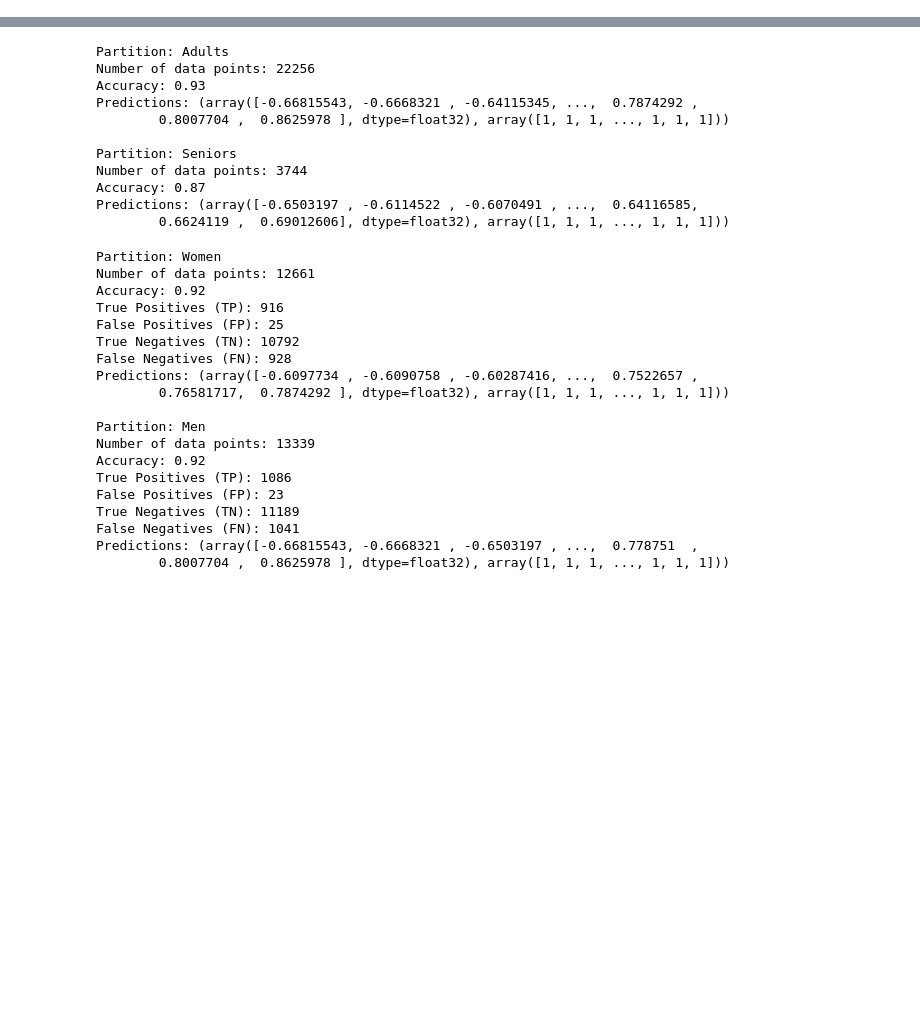
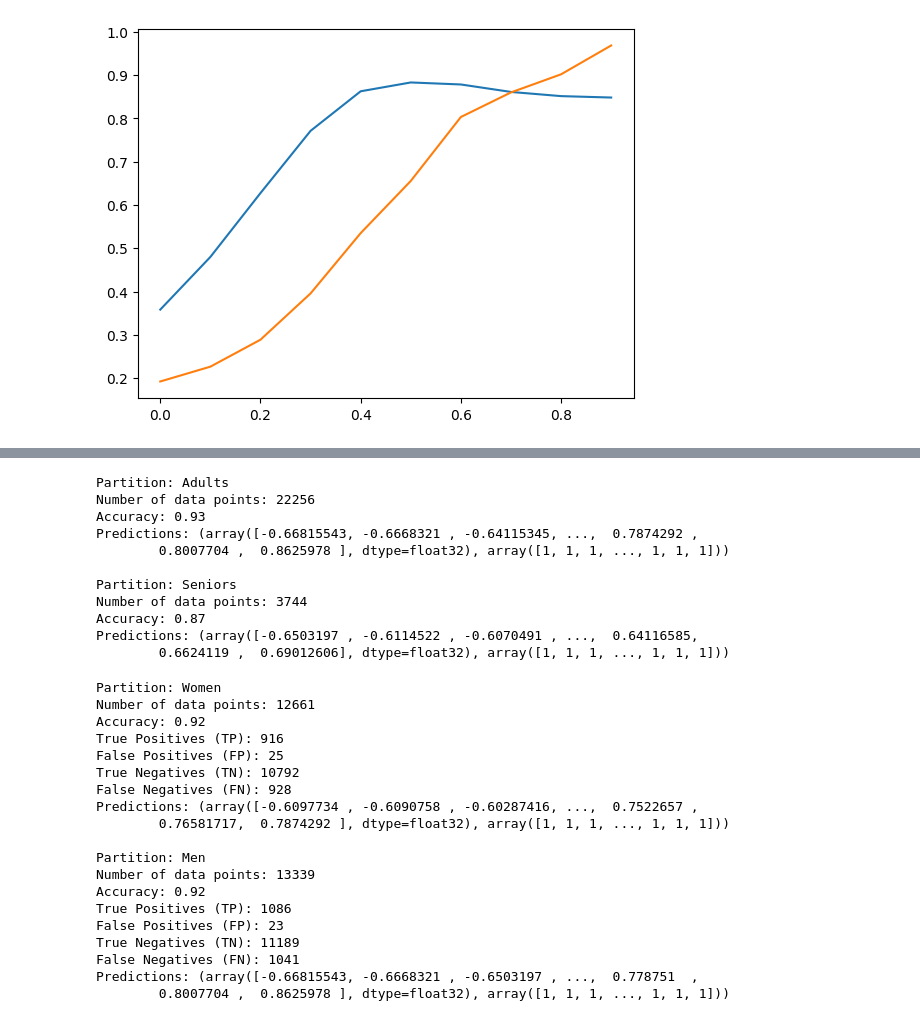
Before and after one commit to imnublet/ai_testing_group_20, a Jupyter notebook: setup.ipynb, the cells around one changed output, grey strips where cells are left out. Drawn from its saved outputs; the diff is of its cells as text; code cells hidden in the pictures; blank space fills up the shorter version.

```diff
--- a/setup.ipynb
+++ b/setup.ipynb
@@ -32,10 +63,10 @@ if good_model:
     X = X.astype(np.float32)
 
     # Let's split the dataset into train and test
-    X_train, X_test, y_train, y_test = train_test_split(X, y, test_size=0.2, random_state=42)
+    #X_train, X_test, y_train, y_test = train_test_split(X, y, test_size=0.2, random_state=42)
 
 if bad_model:
-    data = activate_bad_model(data, 1, 1, 0.05)
+    #data = activate_bad_model(data, 1, 1, 1)
 
     # Let's specify the features and the target
     y = data['checked']
@@ -43,7 +74,7 @@ if bad_model:
     X = X.astype(np.float32)
 
     # Let's split the dataset into train and test
-    X_train, X_test, y_train, y_test = train_test_split(X, y, test_size=0.2, random_state=42)
+    #X_train, X_test, y_train, y_test = train_test_split(X, y, test_size=0.2, random_state=42)
 
 # Let's split the dataset into train and test
 X_train, X_test, y_train, y_test = train_test_split(X, y, test_size=0.2, random_state=42)
@@ -92,0 +82,90 @@ R-squared (R²): 0.33071357305935933
+# %%
+from sklearn.linear_model import LinearRegression
+from sklearn.metrics import precision_score, mean_squared_error, mean_absolute_error, r2_score
+import matplotlib.pyplot as plt
+
+def compute_metrics(y_test, y_pred_binary):
+    # Calculate accuracy
+    accuracy = accuracy_score(y_test, y_pred_binary)
+    precision = precision_score(y_test, y_pred_binary)
+
+    # Print accuracy
+    print(f"Accuracy: {accuracy}")
+    print(f"Precision: {precision}")
+
+
+    # Calculate metrics
+    mse = mean_squared_error(y_test, y_pred)
+    mae = mean_absolute_error(y_test, y_pred)
+    r2 = r2_score(y_test, y_pred)
+
+    # Print metrics
+    print(f"Mean Squared Error (MSE): {mse}")
+    print(f"Mean Absolute Error (MAE): {mae}")
+    print(f"R-squared (R²): {r2}")
+
+    # Calculate confusion matrix
+    tn, fp, fn, tp = confusion_matrix(y_test, y_pred_binary).ravel()
+
+    # Print partition details
+    #print(f"Partition: {partition['name']}")
+    #print(f"Number of data points: {len(partition_data)}")
+    print(f"Accuracy: {accuracy:.2f}")
+    print(f"True Positives (TP): {tp}")
+    print(f"False Positives (FP): {fp}")
+    print(f"True Negatives (TN): {tn}")
+    print(f"False Negatives (FN): {fn}")
+    return accuracy, precision
+
+
+def threshold_strategy(predictions, y_test):
+    thresholds = {}
+
+    for i in range(0,10):
+        threshold = i*0.1
+        y_pred_binary = (predictions >= threshold).astype(int)
+        accuracy, precision = compute_metrics(y_test, y_pred_binary)
+        thresholds[threshold] = [accuracy, precision]
+
+    print(thresholds)
+    return thresholds
+
+def top_n_percent_strategy(predictions, y_test):
+    top_n = {0.01: None, 0.02: None, 0.05: None, 0.1: None, 0.2: None} # 1%, 2%, 5%, 10%, 20%
+    sorted_y_pred = np.sort(predictions)[::-1]
+    print(sorted_y_pred)
+    num_predictions = len(sorted_y_pred)
+
+    for n in top_n.keys():
+        print(int(num_predictions*n))
+        slice = sorted_y_pred[:int(num_predictions*n)]
+        y_pred_binary = [1 if x in slice else 0 for x in predictions]
+        accuracy, precision = compute_metrics(y_test, y_pred_binary)
+        top_n[n] = [accuracy, precision]
+
+    print(top_n)
+    return top_n
+
+
+if bad_model:
+    # Initialize the model
+    model = LinearRegression()
+
+    # Fit the model
+    model.fit(X_train, y_train, sample_weight=sample_weights)
+    #model.fit(X_train, y_train)
+
+    # Make predictions
+    y_pred = model.predict(X_test)
+
+    y_test = y_test.astype(int)
+
+    threshold_results = threshold_strategy(y_pred, y_test)
+    top_n_results = top_n_percent_strategy(y_pred, y_test)
+
+    plt.plot(threshold_results.keys(), threshold_results.values())
+    plt.show()
+
+    plt.plot(top_n_results.keys(), top_n_results.values())
+    plt.show()
+# %% [output]
@@ -92,0 +189 @@ R-squared (R²): 0.33071357305935933
+[figure, added]
```
Also changed, not shown: parts of 3 cells of this notebook.
